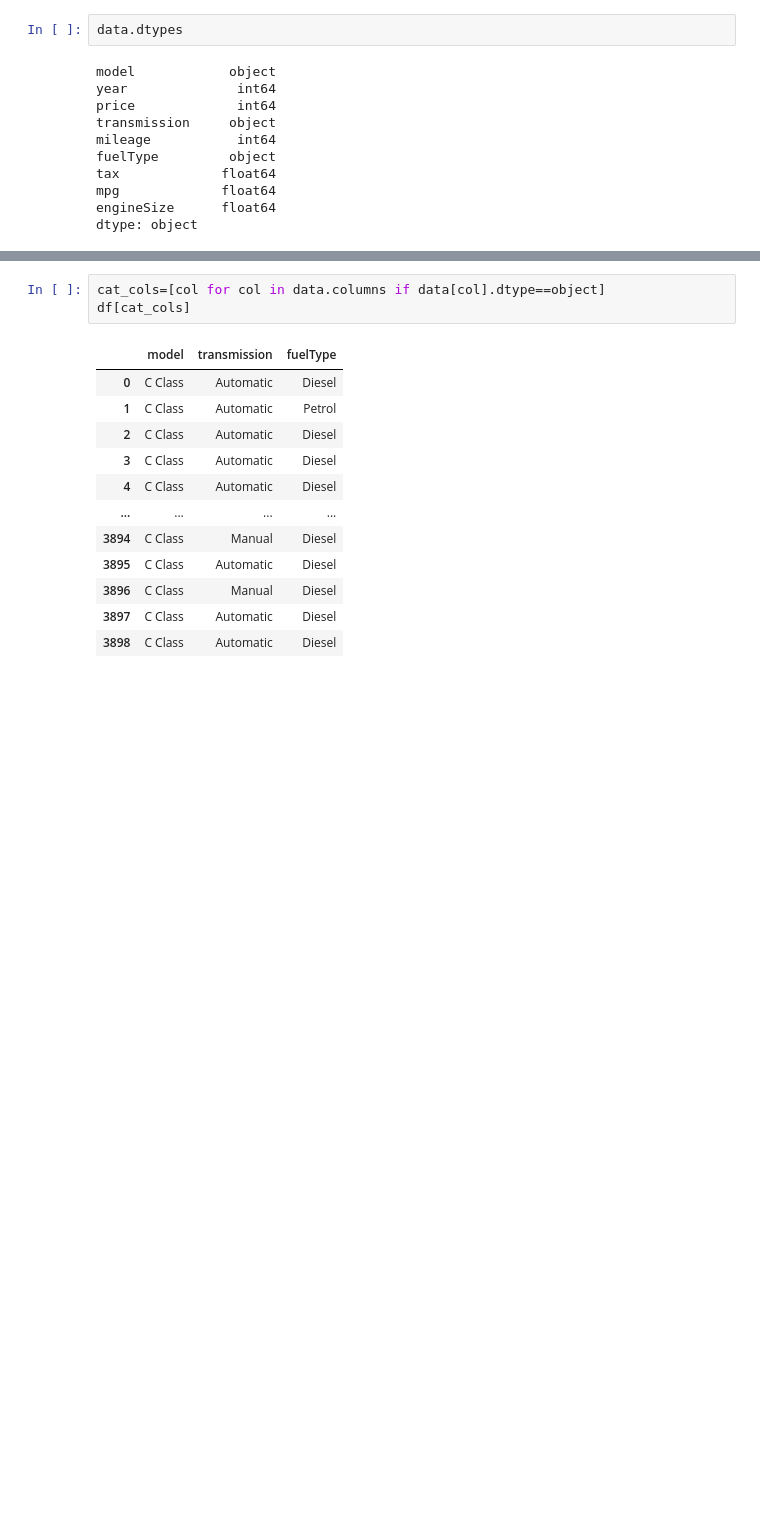
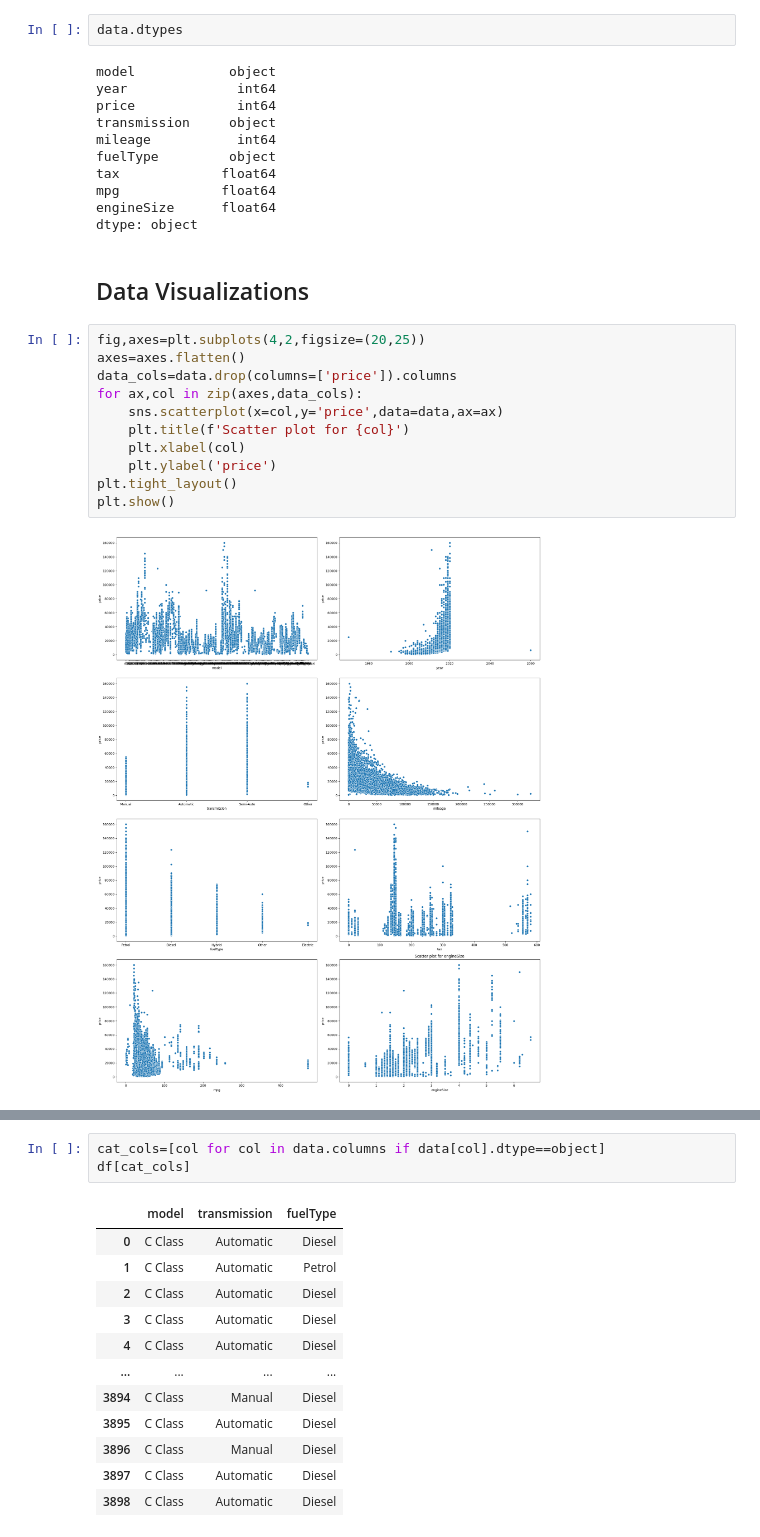
Before and after one commit to Aishwarya1223/Used-Car-Price-Prediction-System, a Jupyter notebook: price_prediction.ipynb, the cells around one changed output, grey strips where cells are left out. Cells and saved outputs as stored; diff of their text form; blank space fills up the shorter version.

```diff
--- a/price_prediction.ipynb
+++ b/price_prediction.ipynb
@@ -229,3 +233,18 @@ tax             float64
 mpg             float64
 engineSize      float64
 dtype: object
+# %% [markdown]
+## Data Visualizations
+# %%
+fig,axes=plt.subplots(4,2,figsize=(20,25))
+axes=axes.flatten()
+data_cols=data.drop(columns=['price']).columns
+for ax,col in zip(axes,data_cols):
+    sns.scatterplot(x=col,y='price',data=data,ax=ax)
+    plt.title(f'Scatter plot for {col}')
+    plt.xlabel(col)
+    plt.ylabel('price')
+plt.tight_layout()
+plt.show()
+# %% [output]
+[figure, added]
```
Also changed, not shown: parts of 44 cells of this notebook, 3 other files.
